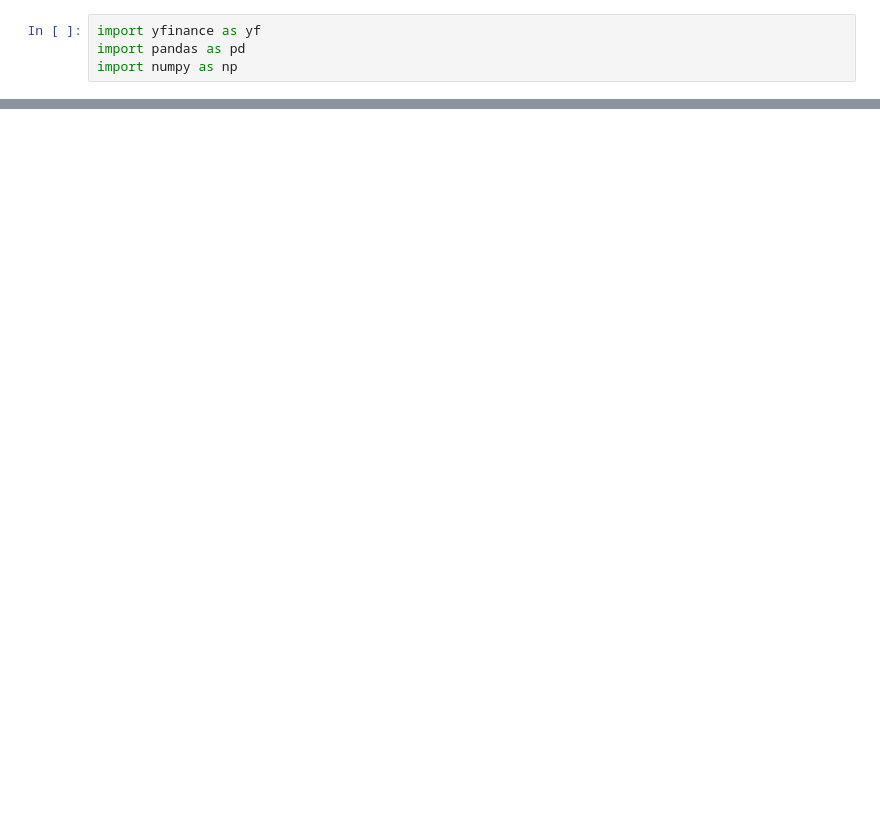
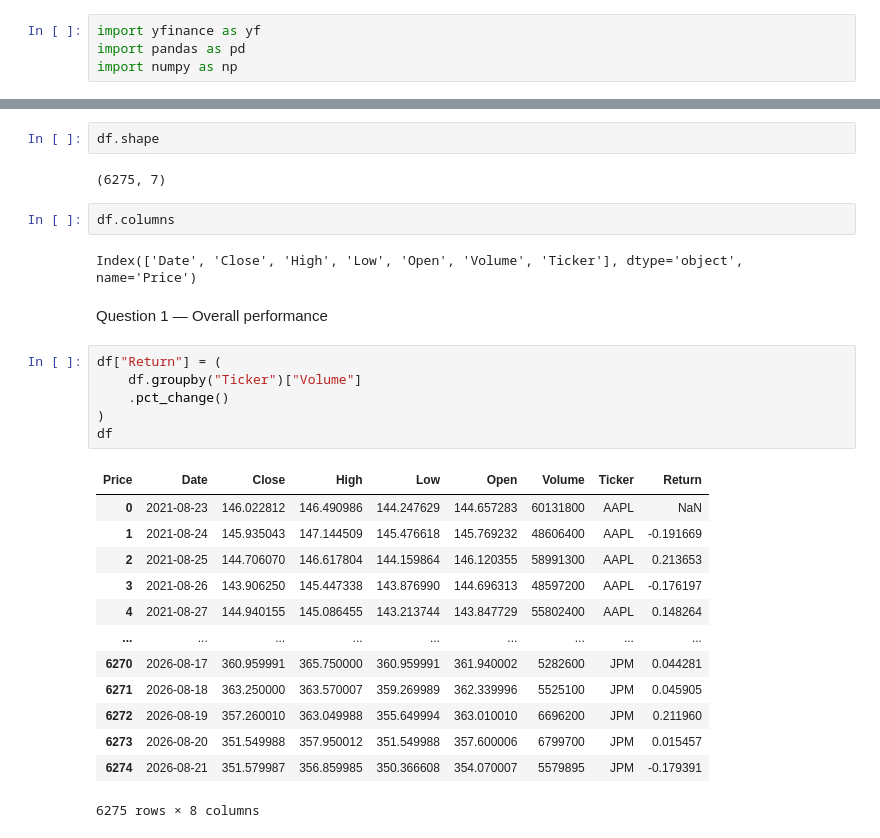
Before and after one commit to shota98501/workspace, a Jupyter notebook: Project/stockmarket_project/stockmarket.ipynb, the cells around one changed output, grey strips where cells are left out. Saved outputs shown, nothing was run; the diff lists cells and outputs as text; blank space fills up the shorter version.

```diff
--- a/Project/stockmarket_project/stockmarket.ipynb
+++ b/Project/stockmarket_project/stockmarket.ipynb
@@ -58,0 +89,30 @@ all_ticket_data
+# %%
+df.shape
+# %% [output]
+(6275, 7)
+# %%
+df.columns
+# %% [output]
+Index(['Date', 'Close', 'High', 'Low', 'Open', 'Volume', 'Ticker'], dtype='object', name='Price')
+# %% [markdown]
+Question 1 — Overall performance
+# %%
+df["Return"] = (
+    df.groupby("Ticker")["Volume"]
+    .pct_change()
+)
+df
+# %% [output]
+| Price | Date | Close | High | Low | Open | Volume | Ticker | Return |
+| 0 | 2021-08-23 | 146.022812 | 146.490986 | 144.247629 | 144.657283 | 60131800 | AAPL | NaN |
+| 1 | 2021-08-24 | 145.935043 | 147.144509 | 145.476618 | 145.769232 | 48606400 | AAPL | -0.191669 |
+| 2 | 2021-08-25 | 144.706070 | 146.617804 | 144.159864 | 146.120355 | 58991300 | AAPL | 0.213653 |
+| 3 | 2021-08-26 | 143.906250 | 145.447338 | 143.876990 | 144.696313 | 48597200 | AAPL | -0.176197 |
+| 4 | 2021-08-27 | 144.940155 | 145.086455 | 143.213744 | 143.847729 | 55802400 | AAPL | 0.148264 |
+| ... | ... | ... | ... | ... | ... | ... | ... | ... |
+| 6270 | 2026-08-17 | 360.959991 | 365.750000 | 360.959991 | 361.940002 | 5282600 | JPM | 0.044281 |
+| 6271 | 2026-08-18 | 363.250000 | 363.570007 | 359.269989 | 362.339996 | 5525100 | JPM | 0.045905 |
+| 6272 | 2026-08-19 | 357.260010 | 363.049988 | 355.649994 | 363.010010 | 6696200 | JPM | 0.211960 |
+| 6273 | 2026-08-20 | 351.549988 | 357.950012 | 351.549988 | 357.600006 | 6799700 | JPM | 0.015457 |
+| 6274 | 2026-08-21 | 351.579987 | 356.859985 | 350.366608 | 354.070007 | 5579895 | JPM | -0.179391 |
+6275 rows × 8 columns
```
Also changed, not shown: parts of 7 cells of this notebook.
